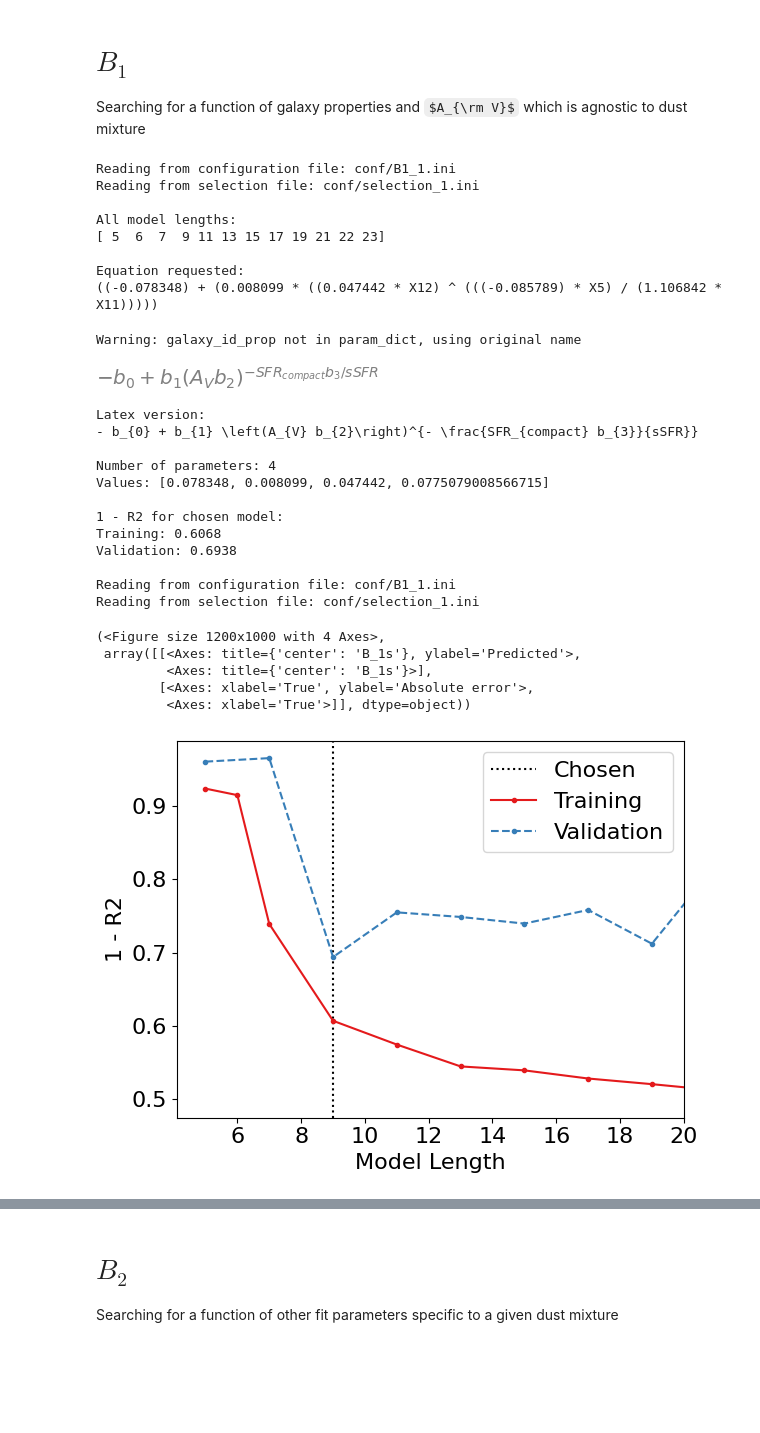
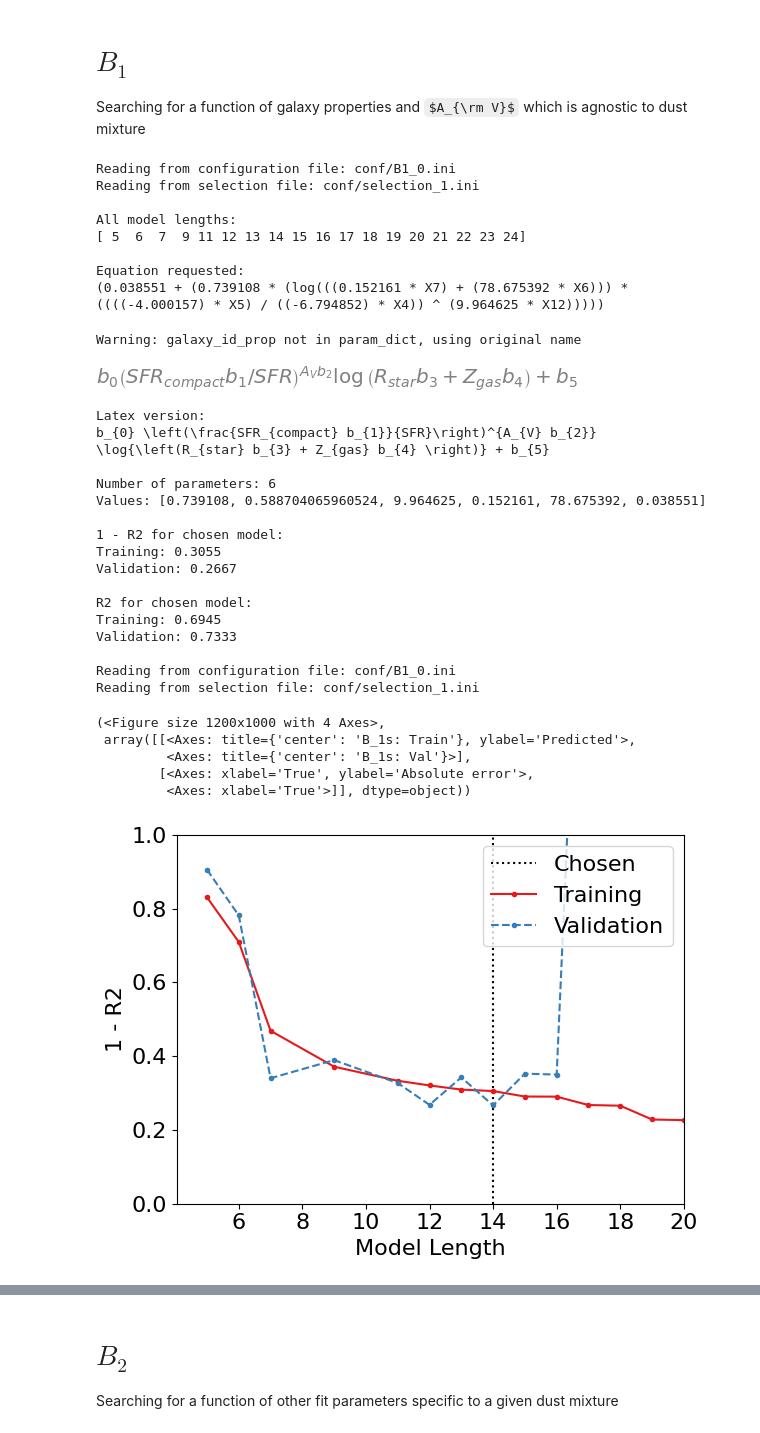
Before and after one commit to maho3/iob-attenuation, a Jupyter notebook: gal_props/gal_prop_results.ipynb, the cells around one changed output, grey strips where cells are left out. Cells and saved outputs as stored; diff of their text form; code cells hidden in the pictures; some formulas as TeX source; blank space fills up the shorter version.

```diff
--- a/gal_props/gal_prop_results.ipynb
+++ b/gal_props/gal_prop_results.ipynb
@@ -98,37 +242,52 @@ processing_fun.plot_pareto(ini_file, ilen=ilen, yvar='R2', yscale='linear', loss
 
 Searching for a function of galaxy properties and $A_{\rm V}$ which is agnostic to dust mixture
 # %%
-ini_file = 'conf/B1_0.ini'; ilen = 9
-ini_file = 'conf/B1_1.ini'; ilen = 9
+ini_file = 'conf/B1_0.ini'; ilen = 14
+# ini_file = 'conf/B1_1.ini'; ilen = 11
+# ini_file = 'conf/B1_2.ini'; ilen = 15
+
+# Both of the below behave comparably and both are relatively simple
+
+# B1_0.ini, ilen=14
+# R2 train = 0.6945
+# R2 val = 0.7333
+
+# B1_2.ini, ilen=15
+# R2 train = 0.6909
+# R2 val = 0.7810
 
 processing_fun.plot_pareto(ini_file, ilen=ilen, yvar='R2', yscale='linear', loss_max=1.0)
 processing_fun.prediction_plots(ini_file, ilen=ilen, frac_error=False)
 # %% [output]
-Reading from configuration file: conf/B1_1.ini
+Reading from configuration file: conf/B1_0.ini
 Reading from selection file: conf/selection_1.ini
 
 All model lengths:
-[ 5  6  7  9 11 13 15 17 19 21 22 23]
+[ 5  6  7  9 11 12 13 14 15 16 17 18 19 20 21 22 23 24]
 
 Equation requested:
-((-0.078348) + (0.008099 * ((0.047442 * X12) ^ (((-0.085789) * X5) / (1.106842 * X11)))))
+(0.038551 + (0.739108 * (log(((0.152161 * X7) + (78.675392 * X6))) * ((((-4.000157) * X5) / ((-6.794852) * X4)) ^ (9.964625 * X12)))))
 Warning: galaxy_id_prop not in param_dict, using original name
-[figure, old version]
+[figure, new version]
 Latex version:
-- b_{0} + b_{1} \left(A_{V} b_{2}\right)^{- \frac{SFR_{compact} b_{3}}{sSFR}}
+b_{0} \left(\frac{SFR_{compact} b_{1}}{SFR}\right)^{A_{V} b_{2}} \log{\left(R_{star} b_{3} + Z_{gas} b_{4} \right)} + b_{5}
 
-Number of parameters: 4
-Values: [0.078348, 0.008099, 0.047442, 0.0775079008566715]
+Number of parameters: 6
+Values: [0.739108, 0.588704065960524, 9.964625, 0.152161, 78.675392, 0.038551]
 
 1 - R2 for chosen model:
-Training: 0.6068
-Validation: 0.6938
+Training: 0.3055
+Validation: 0.2667
 
-Reading from configuration file: conf/B1_1.ini
+R2 for chosen model:
+Training: 0.6945
+Validation: 0.7333
+
+Reading from configuration file: conf/B1_0.ini
 Reading from selection file: conf/selection_1.ini
 (<Figure size 1200x1000 with 4 Axes>,
- array([[<Axes: title={'center': 'B_1s'}, ylabel='Predicted'>,
-         <Axes: title={'center': 'B_1s'}>],
+ array([[<Axes: title={'center': 'B_1s: Train'}, ylabel='Predicted'>,
+         <Axes: title={'center': 'B_1s: Val'}>],
         [<Axes: xlabel='True', ylabel='Absolute error'>,
          <Axes: xlabel='True'>]], dtype=object))
-[figure, old version]
+[figure, new version]
```
Also changed, not shown: parts of 9 cells of this notebook, 31 other files.
